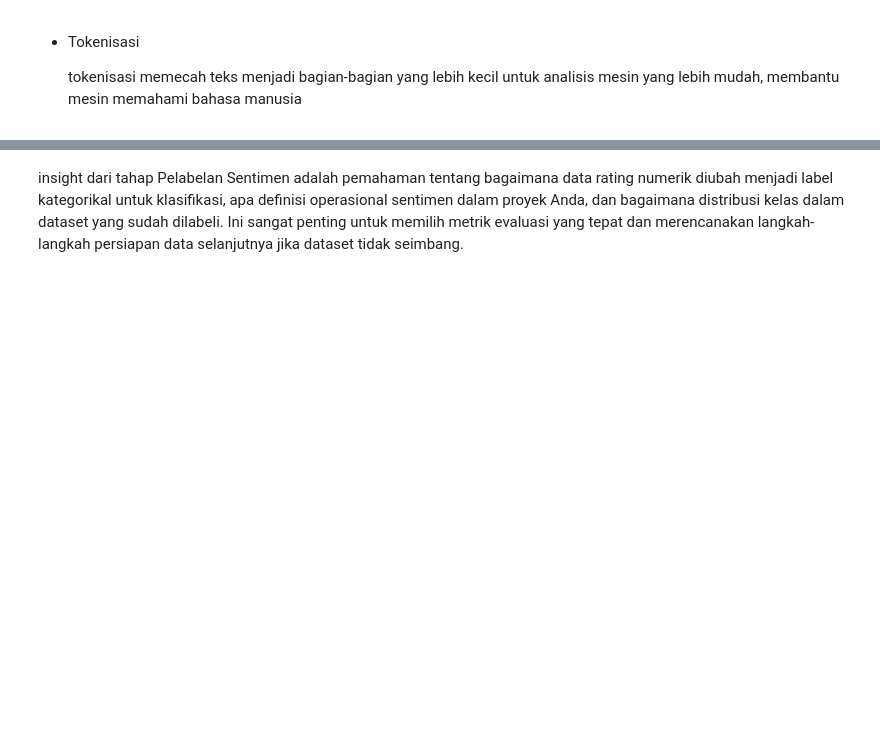
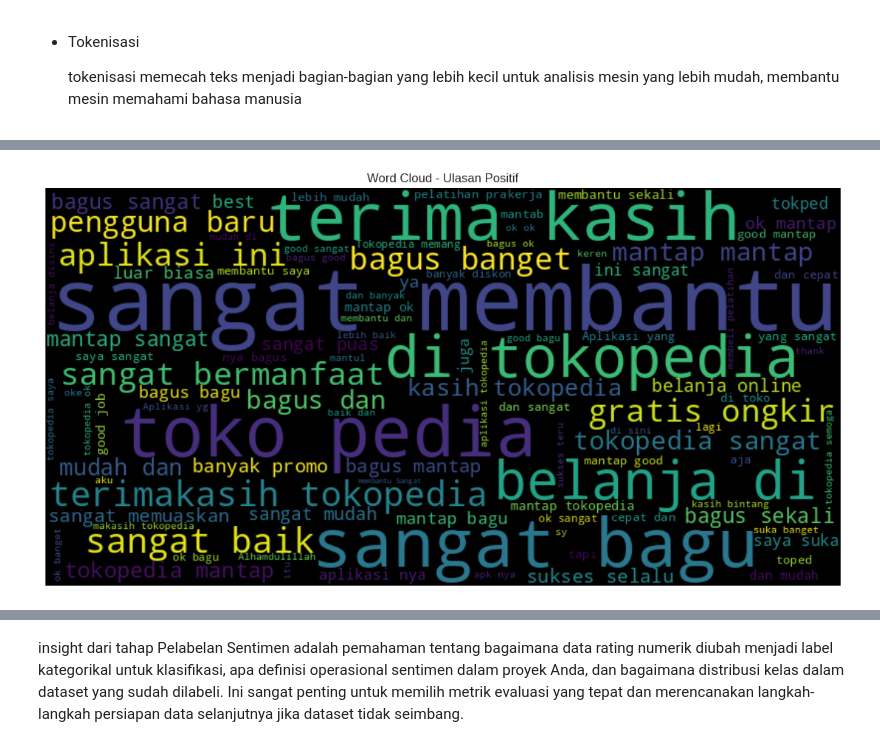
Before and after one commit to Mutasar/Proyek_Analisis_Sentimen, a Jupyter notebook: Analisa_Sentimen_Ulasan_Aplikasi_Tokopedia_di_Playstore.ipynb, the cells around one changed output, grey strips where cells are left out. Cells and saved outputs as stored; diff of their text form; code cells hidden in the pictures; blank space fills up the shorter version.

```diff
--- a/Analisa_Sentimen_Ulasan_Aplikasi_Tokopedia_di_Playstore.ipynb
+++ b/Analisa_Sentimen_Ulasan_Aplikasi_Tokopedia_di_Playstore.ipynb
@@ -371,0 +350,27 @@ dtype: int64
+# %%
+from wordcloud import WordCloud
+import matplotlib.pyplot as plt
+
+# Misal: ambil hanya ulasan positif
+df_vis_pos = df[df['label'] == 1]  # label 1 = positif
+
+# Gabungkan semua teks jadi satu string
+txt_pos = ' '.join(df_vis_pos['ulasan'].astype(str))
+
+# Buat wordcloud
+wordcloud_pos = WordCloud(
+    background_color='black',
+    max_font_size=100,
+    max_words=100,
+    width=800,
+    height=400
+).generate(txt_pos)
+
+# Tampilkan
+plt.figure(figsize=(15, 7))
+plt.imshow(wordcloud_pos, interpolation='bilinear')
+plt.axis('off')
+plt.title("Word Cloud - Ulasan Positif")
+plt.show()
+# %% [output]
+[figure, added]
```
Also changed, not shown: parts of 38 cells of this notebook.
